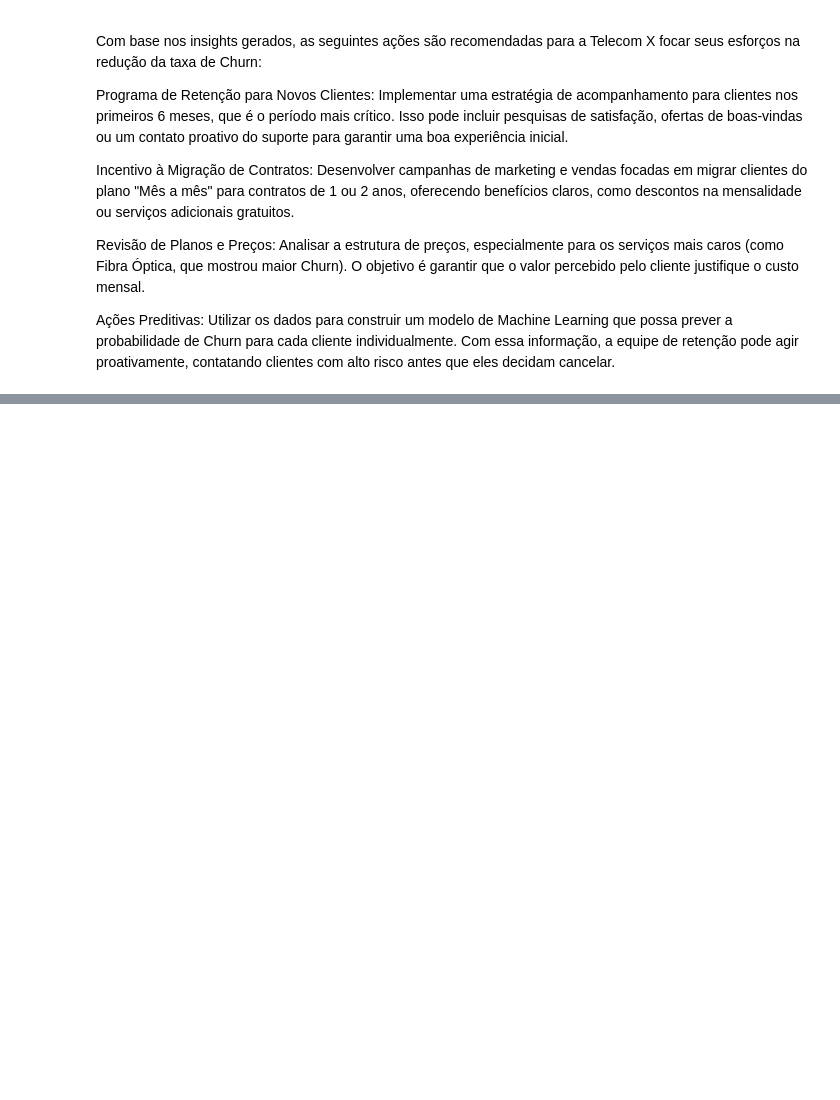
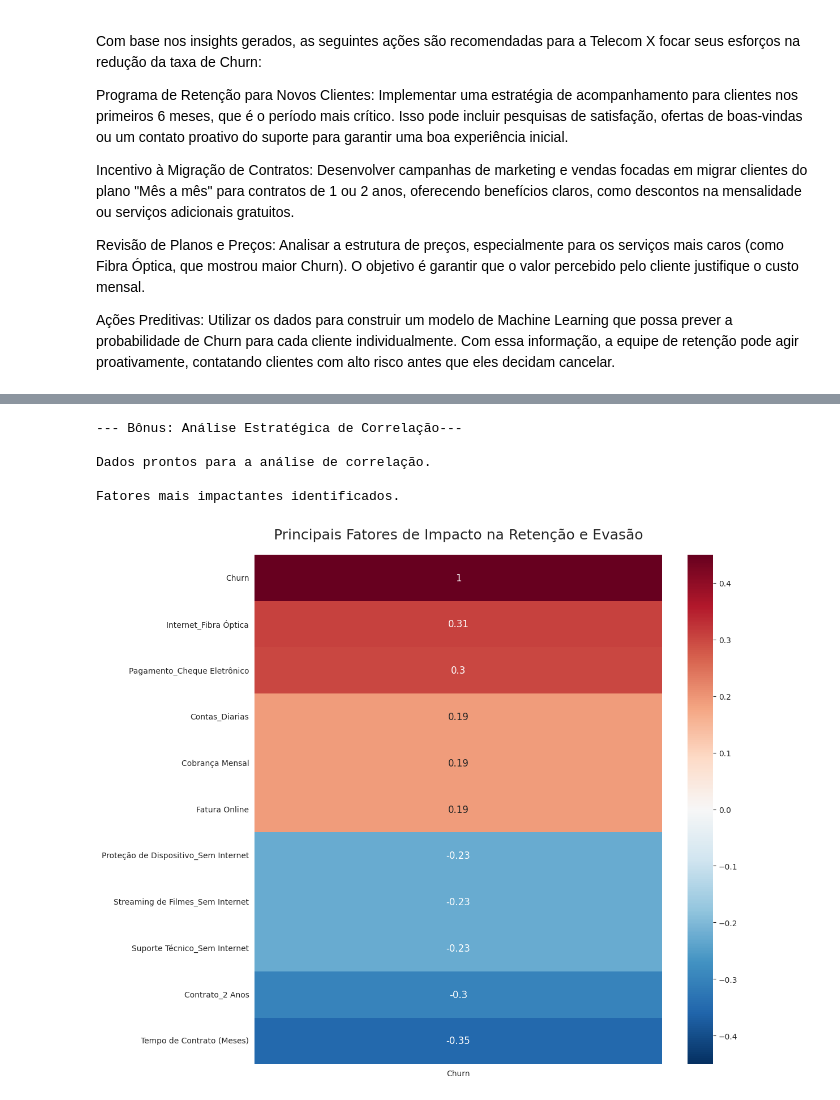
Before and after one commit to jhonatanwsds/TelecomX_BR, a Jupyter notebook: TelecomX_BR.ipynb, the cells around one changed output, grey strips where cells are left out. Saved outputs shown, nothing was run; the diff lists cells and outputs as text; code cells hidden in the pictures; blank space fills up the shorter version.

```diff
--- a/TelecomX_BR.ipynb
+++ b/TelecomX_BR.ipynb
@@ -679,0 +689,77 @@ Ações Preditivas: Utilizar os dados para construir um modelo de Machine Learni
+# %%
+import pandas as pd
+import seaborn as sns
+import matplotlib.pyplot as plt
+
+print("--- Bônus: Análise Estratégica de Correlação---")
+
+# --- 1. Preparação dos Dados   ---
+dados_para_analise = dados_clientes.drop('customerID', axis=1)
+dados_para_correlacao = pd.get_dummies(dados_para_analise, drop_first=True)
+print("\nDados prontos para a análise de correlação.")
+
+# --- 2. Cálculo e Foco nos Fatores Chave    ---
+matriz_correlacao = dados_para_correlacao.corr()
+correlacao_churn = matriz_correlacao[['Churn']].sort_values(by='Churn', ascending=False)
+top_fatores = pd.concat([correlacao_churn.head(6), correlacao_churn.tail(5)])
+print("\nFatores mais impactantes identificados.")
+
+# --- Dicionário de Tradução ---
+mapa_traducao = {
+
+    'tenure': 'Tempo de Contrato (Meses)',
+    'Total': 'Cobrança Total',
+    'Monthly': 'Cobrança Mensal',
+    'Dependents': 'Dependentes',
+    'Partner': 'Parceiro(a)',
+    'PaperlessBilling': 'Fatura Online',
+    'SeniorCitizen': 'Idoso(a)',
+    'Contract_One year': 'Contrato_1 Ano',
+    'Contract_Two year': 'Contrato_2 Anos',
+    'Contract_Month-to-month': 'Contrato_Mês a Mês',
+    'PaymentMethod_Credit card (automatic)': 'Pagamento_Cartão (Auto)',
+    'PaymentMethod_Electronic check': 'Pagamento_Cheque Eletrônico',
+    'PaymentMethod_Mailed check': 'Pagamento_Cheque Enviado',
+    'InternetService_Fiber optic': 'Internet_Fibra Óptica',
+    'InternetService_No': 'Internet_Não',
+    'OnlineSecurity_Yes': 'Segurança Online_Sim',
+    'OnlineBackup_Yes': 'Backup Online_Sim',
+    'TechSupport_Yes': 'Suporte Técnico_Sim',
+    'MultipleLines_Yes': 'Múltiplas Linhas_Sim',
+    'DeviceProtection_Yes': 'Proteção de Dispositivo_Sim',
+    'StreamingMovies_Yes': 'Streaming de Filmes_Sim',
+    'StreamingTV_Yes': 'Streaming de TV_Sim',
+    'OnlineSecurity_No internet service': 'Segurança Online_Sem Internet',
+    'OnlineBackup_No internet service': 'Backup Online_Sem Internet',
+    'DeviceProtection_No internet service': 'Proteção de Dispositivo_Sem Internet',
+    'TechSupport_No internet service': 'Suporte Técnico_Sem Internet',
+    'StreamingTV_No internet service': 'Streaming de TV_Sem Internet',
+    'StreamingMovies_No internet service': 'Streaming de Filmes_Sem Internet'
+}
+
+# Renomeia o índice usando o mapa completo
+top_fatores.rename(index=mapa_traducao, inplace=True)
+
+
+# --- 3. Visualização de Alto Impacto (Agora 100% em Português) ---
+plt.figure(figsize=(12, 10))
+
+heatmap = sns.heatmap(
+    top_fatores,
+    annot=True,
+    annot_kws={'size': 12},
+    cmap='RdBu_r',
+    vmin=-0.45, vmax=0.45
+)
+
+heatmap.set_title('Principais Fatores de Impacto na Retenção e Evasão', fontdict={'fontsize':18}, pad=20)
+plt.ylabel('')
+plt.tight_layout()
+plt.show()
+# %% [output]
+--- Bônus: Análise Estratégica de Correlação---
+
+Dados prontos para a análise de correlação.
+
+Fatores mais impactantes identificados.
+[figure, added]
```
Also changed, not shown: parts of 2 cells of this notebook.
